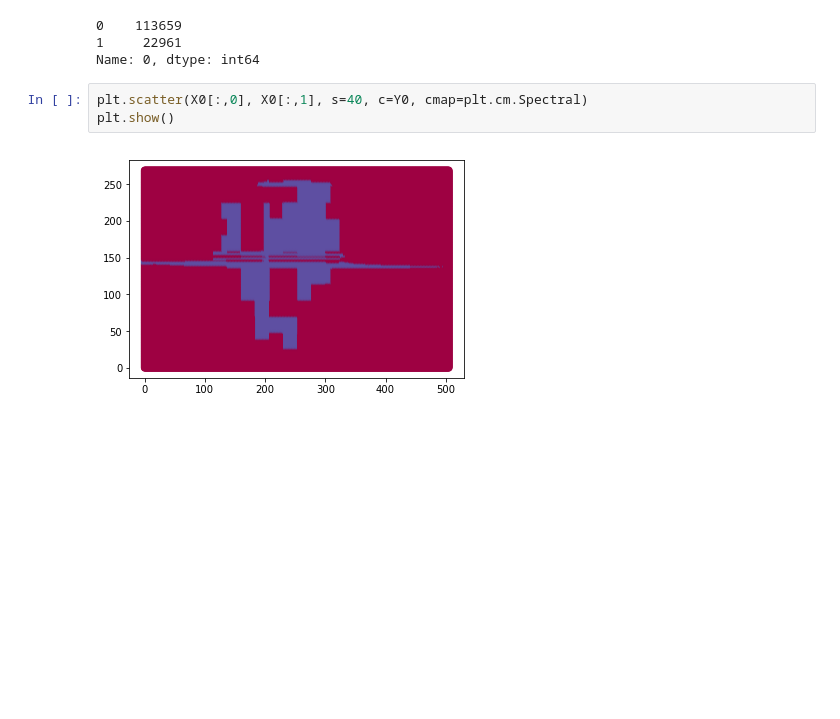
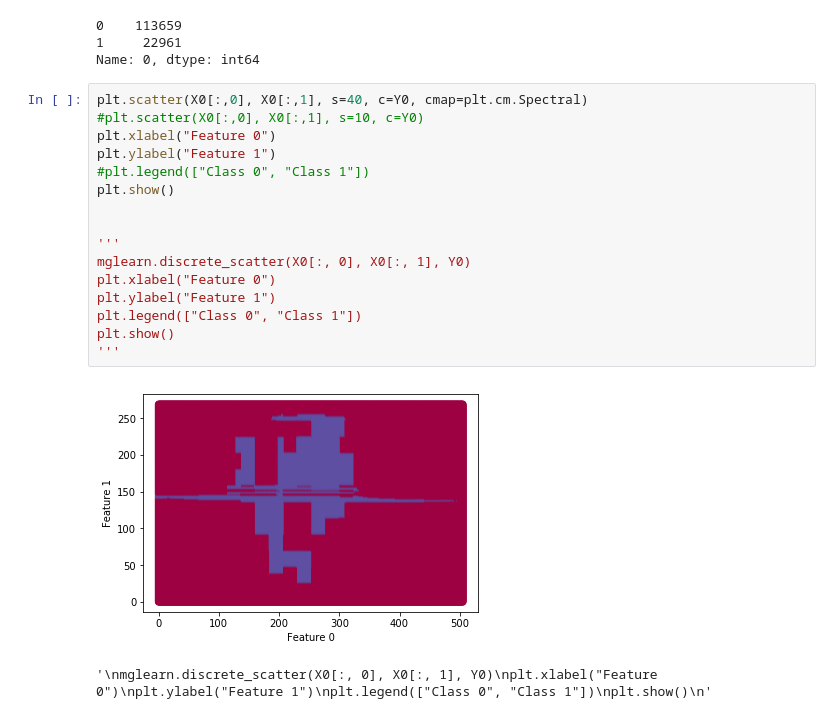
Before and after one commit to randomForester/Defect-detection, a Jupyter notebook: Mura/DR_One_Rev.ipynb, the cells around one changed output. Cells and saved outputs as stored; diff of their text form; blank space fills up the shorter version.

```diff
--- a/Mura/DR_One_Rev.ipynb
+++ b/Mura/DR_One_Rev.ipynb
@@ -305,11 +305,25 @@ print(Counts0)
 0    113659
 1     22961
 Name: 0, dtype: int64
-# %%
-plt.scatter(X0[:,0], X0[:,1], s=40, c=Y0, cmap=plt.cm.Spectral)
-plt.show()
-# %% [output]
-[figure, removed]
+# %%
+plt.scatter(X0[:,0], X0[:,1], s=40, c=Y0, cmap=plt.cm.Spectral)
+#plt.scatter(X0[:,0], X0[:,1], s=10, c=Y0)
+plt.xlabel("Feature 0")
+plt.ylabel("Feature 1")
+#plt.legend(["Class 0", "Class 1"])
+plt.show()
+
+
+'''
+mglearn.discrete_scatter(X0[:, 0], X0[:, 1], Y0)
+plt.xlabel("Feature 0")
+plt.ylabel("Feature 1")
+plt.legend(["Class 0", "Class 1"])
+plt.show()
+'''
+# %% [output]
+[figure, added]
+'\nmglearn.discrete_scatter(X0[:, 0], X0[:, 1], Y0)\nplt.xlabel("Feature 0")\nplt.ylabel("Feature 1")\nplt.legend(["Class 0", "Class 1"])\nplt.show()\n'
 # %%
 #
 ############################# Modeling
```
Also changed, not shown: parts of 2 cells of this notebook.
